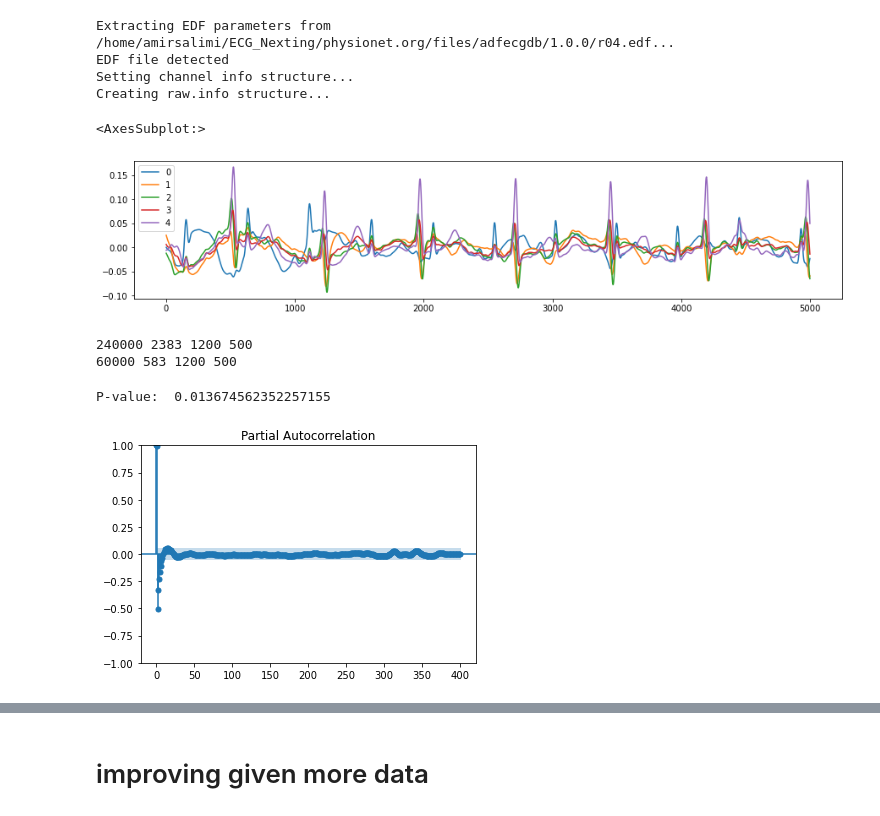
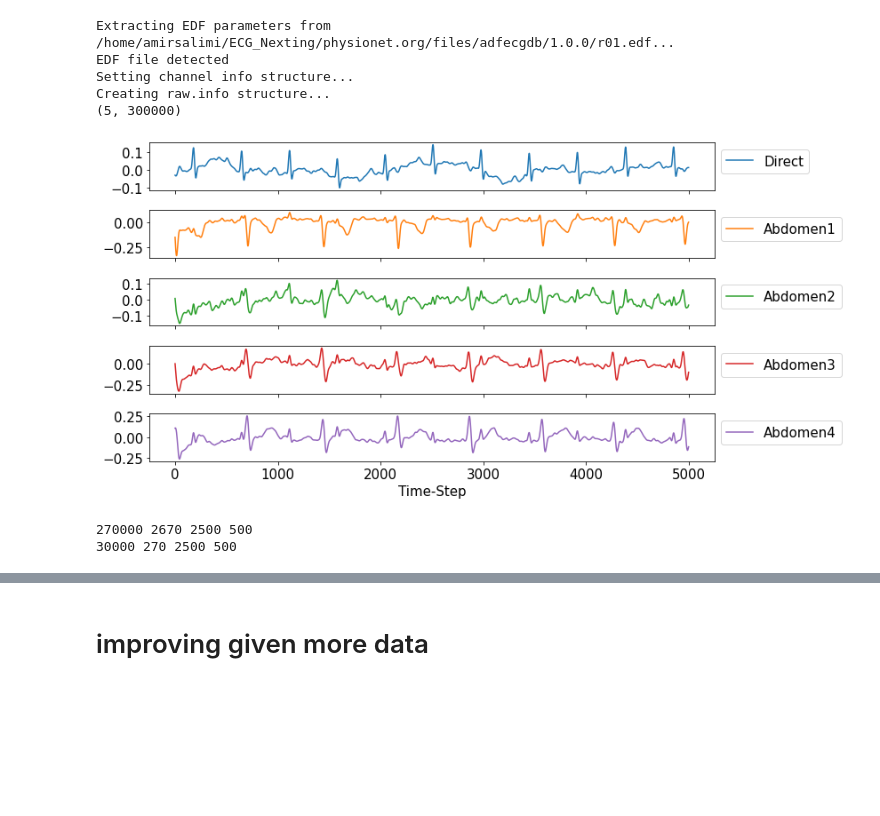
Before and after one commit to Sohyun1798/MultiVariable_Nexting, a Jupyter notebook: autoregressive_windowing.ipynb, the cells around one changed output, grey strips where cells are left out. Saved outputs shown, nothing was run; the diff lists cells and outputs as text; code cells hidden in the pictures; blank space fills up the shorter version.

```diff
--- a/autoregressive_windowing.ipynb
+++ b/autoregressive_windowing.ipynb
@@ -21,29 +23,44 @@ INPUT_DIM = 5
 OUTPUT_DIM = 5
 # %%
 # load data
-file = "physionet.org/files/adfecgdb/1.0.0/r04.edf"
+file = "physionet.org/files/adfecgdb/1.0.0/r01.edf"
 data = mne.io.read_raw_edf(file)
 raw_data = data.get_data()
+print(raw_data.shape)
 # after normalization
 raw_data = normalize(raw_data,axis=1,norm="max")
 # you can get the metadata included in the file and a list of all channels:
 info = data.info
 channels = data.ch_names
 # %% [output]
-Extracting EDF parameters from /home/amirsalimi/ECG_Nexting/physionet.org/files/adfecgdb/1.0.0/r04.edf...
+Extracting EDF parameters from /home/amirsalimi/ECG_Nexting/physionet.org/files/adfecgdb/1.0.0/r01.edf...
 EDF file detected
 Setting channel info structure...
 Creating raw.info structure...
+(5, 300000)
 # %%
 # cleanup the data
 for i in range(len(raw_data)):
     raw_data[i] = nk.ecg_clean(raw_data[i],method="neurokit")
 # %%
-df = pd.DataFrame(raw_data.T).iloc[0:5000]
-df.plot(kind="line",figsize=(15,3))
+plt.rc('xtick', labelsize=15)
+plt.rc('ytick', labelsize=15)
+plt.rcParams.update({'font.size': 15})
+
+df = pd.DataFrame(raw_data.T,columns=["Direct","Abdomen1","Abdomen2","Abdomen3","Abdomen4"]).iloc[0:5000]
+
+df.plot(kind="line",figsize=(12,6),xlabel="Time-Step",layout = (5,1),subplots=True,legend=True)
+# plt.legend(loc='center left', bbox_to_anchor=(1.0, 0.5))
+# for ax in plt:
+#     ax.legend(bbox_to_anchor=(1.0, 1.0))
+for ax in plt.gcf().get_axes():
+    ax.legend(bbox_to_anchor=(1,1))
+
+plt.tight_layout()
+
+plt.savefig("images/ecg_example.png",bbox_inches='tight')
 # %% [output]
-<AxesSubplot:>
-[figure, old version]
+[figure, new version]
 # %%
 class Dataset(torch.utils.data.Dataset):
     def __init__(self, d,WINDOW_LENGTH,PRED_LENGTH,SLIDE_SIZE,):
@@ -66,24 +83,25 @@ class Dataset(torch.utils.data.Dataset):
         return X, y
 # %%
 sample_size = raw_data.shape[-1]
-test_length = sample_size //5
 
-training_set = Dataset(raw_data[:,0:test_length*4],WINDOW_LENGTH,PRED_LENGTH,SLIDE_SIZE)
+test_portion = int(sample_size*0.90)
+
+training_set = Dataset(raw_data[:,0:test_portion ],WINDOW_LENGTH,PRED_LENGTH,SLIDE_SIZE)
 training_generator = torch.utils.data.DataLoader(training_set,batch_size=1)
 
-testing_set = Dataset(raw_data[:,test_length*4:],WINDOW_LENGTH,PRED_LENGTH,SLIDE_SIZE,)
+testing_set = Dataset(raw_data[:,test_portion :],WINDOW_LENGTH,PRED_LENGTH,SLIDE_SIZE,)
 testing_generator = torch.utils.data.DataLoader(testing_set,batch_size=1)
 # %% [output]
-240000 2383 1200 500
-60000 583 1200 500
+270000 2670 2500 500
+30000 270 2500 500
 # %%
 past,future = testing_set[0][0],testing_set[0][1]
 # %%
+plt.rcParams["figure.figsize"] = (15,10)
 lead = 0
-df_stationarityTest = adfuller(past[lead], autolag='AIC')
+portion = raw_data[lead][0:4000]
+df_stationarityTest = adfuller(portion,)
 print("P-value: ", df_stationarityTest[1])
-pacf = plot_pacf(past[lead], lags=400)
+pacf = plot_pacf(portion, lags=1000,method = "ols")
+plt.savefig("images/autolag.png")
-# %% [output]
-P-value:  0.013674562352257155
-[figure, removed]
 # %%
```
Also changed, not shown: parts of 13 cells of this notebook, 2 other files.
